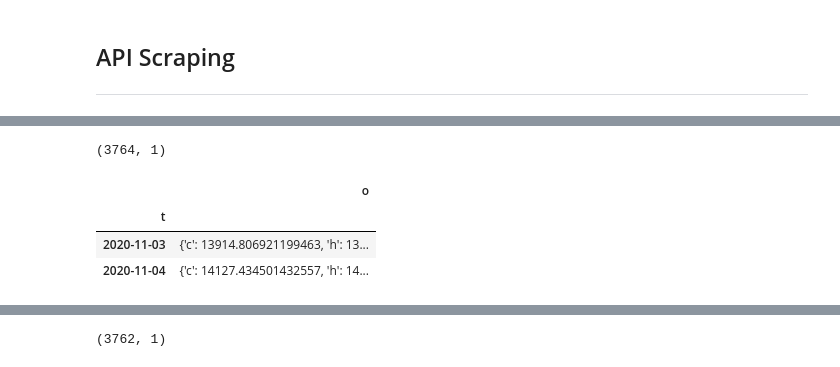
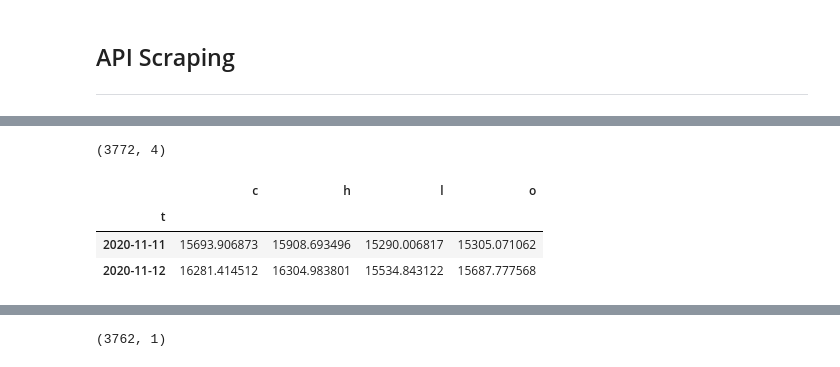
Before and after one commit to erikkim91/Capstone, a Jupyter notebook: 1-Data-Gathering.ipynb, the cells around one changed output, grey strips where cells are left out. Cells and saved outputs as stored; diff of their text form; code cells hidden in the pictures.

```diff
--- a/1-Data-Gathering.ipynb
+++ b/1-Data-Gathering.ipynb
@@ -419,14 +461,21 @@ closing_price.tail(2)
 # %%
 ohlc_price = gn.get('https://api.glassnode.com/v1/metrics/market/price_usd_ohlc',  a='btc', s='2010', u=today)
+ohlc_price_df = pd.DataFrame()
+for i in range(len(ohlc_price['o'])):
+    df = pd.DataFrame(ohlc_price.iloc[i]['o'].values()).T
+    df.columns = ohlc_price.iloc[i]['o'].keys()
+    ohlc_price_df =pd.concat([ohlc_price_df, df])
+ohlc_price_df.index = ohlc_price.index
+ohlc_price = ohlc_price_df
+print(ohlc_price.shape)
 ohlc_price.to_csv('data/ohlc_price.csv')
-print(ohlc_price.shape)
 ohlc_price.tail(2)
 # %% [output]
-(3764, 1)
+(3772, 4)
-|  | o |
-| t |  |
-| 2020-11-03 | {'c': 13914.806921199463, 'h': 13... |
-| 2020-11-04 | {'c': 14127.434501432557, 'h': 14... |
+|  | c | h | l | o |
+| t |  |  |  |  |
+| 2020-11-11 | 15693.906873 | 15908.693496 | 15290.006817 | 15305.071062 |
+| 2020-11-12 | 16281.414512 | 16304.983801 | 15534.843122 | 15687.777568 |
 # %%
 pct_from_ath = gn.get('https://api.glassnode.com/v1/metrics/market/price_drawdown_relative',  a='btc', s='2010', u=today)
 pct_from_ath.to_csv('data/pct_from_ath.csv')
```
Also changed, not shown: parts of 64 cells of this notebook, 48 other files.
